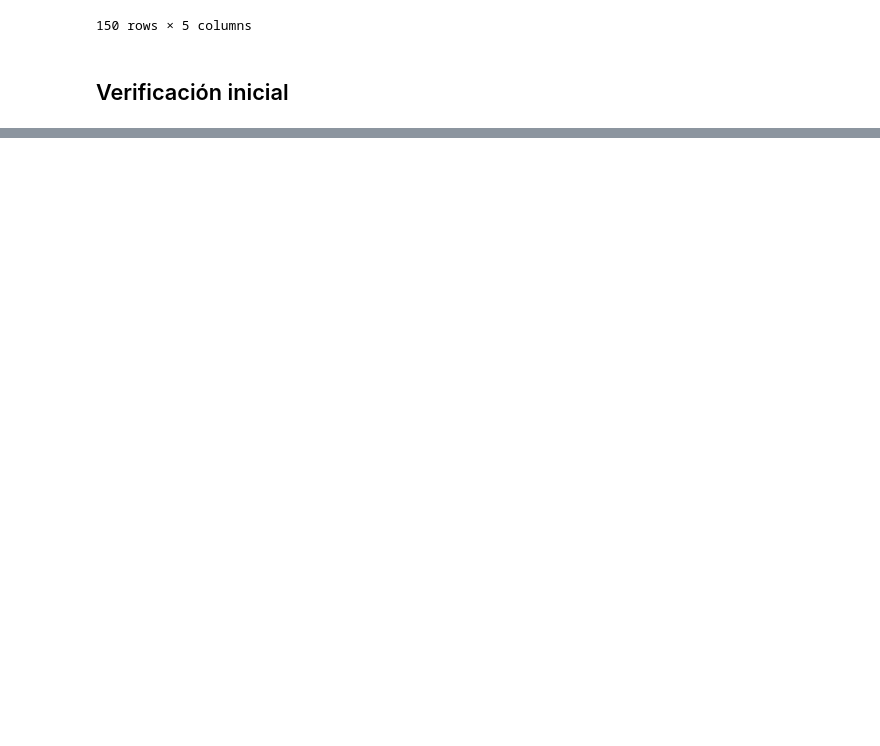
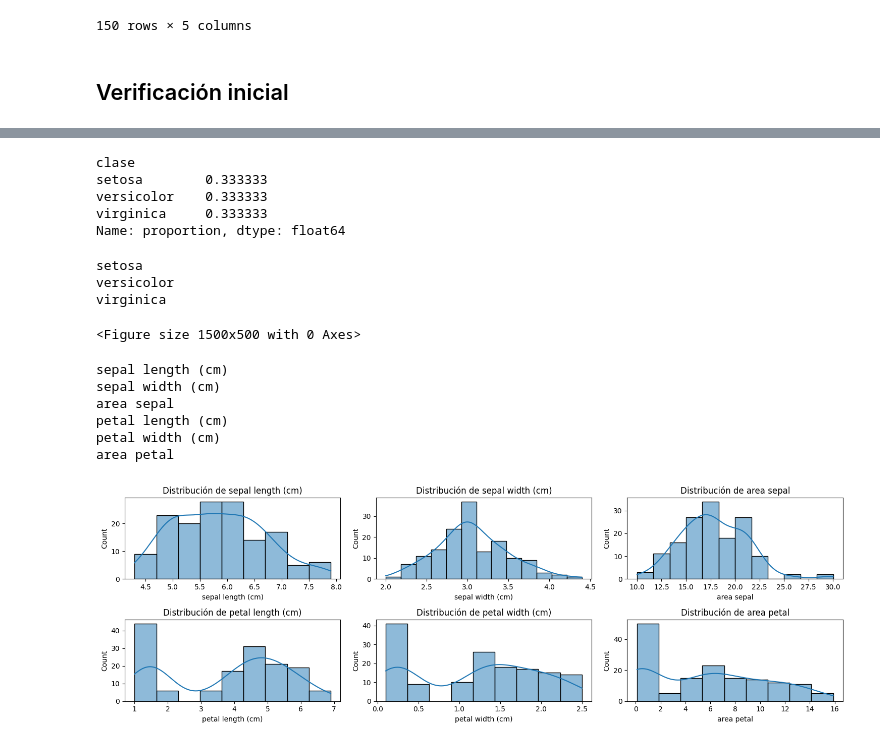
Before and after one commit to angelgvill/DS102024, a Jupyter notebook: 2-DataAnalysis/10-EDA/analisis_datos_iris_agv.ipynb, the cells around one changed output, grey strips where cells are left out. Saved outputs shown, nothing was run; the diff lists cells and outputs as text; code cells hidden in the pictures; blank space fills up the shorter version.

Commit message:
clase (2dic24)

```diff
--- a/2-DataAnalysis/10-EDA/analisis_datos_iris_agv.ipynb
+++ b/2-DataAnalysis/10-EDA/analisis_datos_iris_agv.ipynb
@@ -159,0 +194,3 @@ Se observa que no presenta Null
+# %%
+df['area sepal'] = df['sepal length (cm)'] * df['sepal width (cm)'] #creamos unas columnas nuevas con el valor del "area" aproximada de petal y sepalo
+df['area petal'] = df['petal length (cm)'] * df['petal width (cm)']
@@ -159,0 +201,7 @@ Se observa que no presenta Null
+# %%
+#la manera más habitual hasta que haya muchíiiiiisimas columnas será esta
+df = df [['sepal length (cm)', 'sepal width (cm)',
+         'area sepal' ,
+         'petal length (cm)', 'petal width (cm)',
+         'area petal' ,
+         'clase']]
@@ -159,0 +243,39 @@ Se observa que no presenta Null
+# %%
+df ['clase'].value_counts(normalize =True)  #   #con el valor porcentual del 100% total
+# %% [output]
+clase
+setosa        0.333333
+versicolor    0.333333
+virginica     0.333333
+Name: proportion, dtype: float64
+# %%
+plt.figure(figsize= (15,5))
+for i, feature in enumerate(df['clase'].unique()):
+    print (feature)
+# %% [output]
+setosa
+versicolor
+virginica
+<Figure size 1500x500 with 0 Axes>
+# %%
+
+for i, feature in enumerate(df.select_dtypes(include='number').columns):
+    print (feature)
+# %% [output]
+sepal length (cm)
+sepal width (cm)
+area sepal
+petal length (cm)
+petal width (cm)
+area petal
+# %%
+plt.figure(figsize= (15,5))
+for i, feature in enumerate(df.select_dtypes(include='number').columns):
+    plt.subplot (2,3, i+1)
+    sns.histplot (data = df, x = feature, kde=True)
+    plt. title(f'Distribución de {feature}')
+
+plt.tight_layout()
+plt.show();
+# %% [output]
+[figure, added]
```
Also changed, not shown: parts of 16 cells of this notebook, 1 other file.
